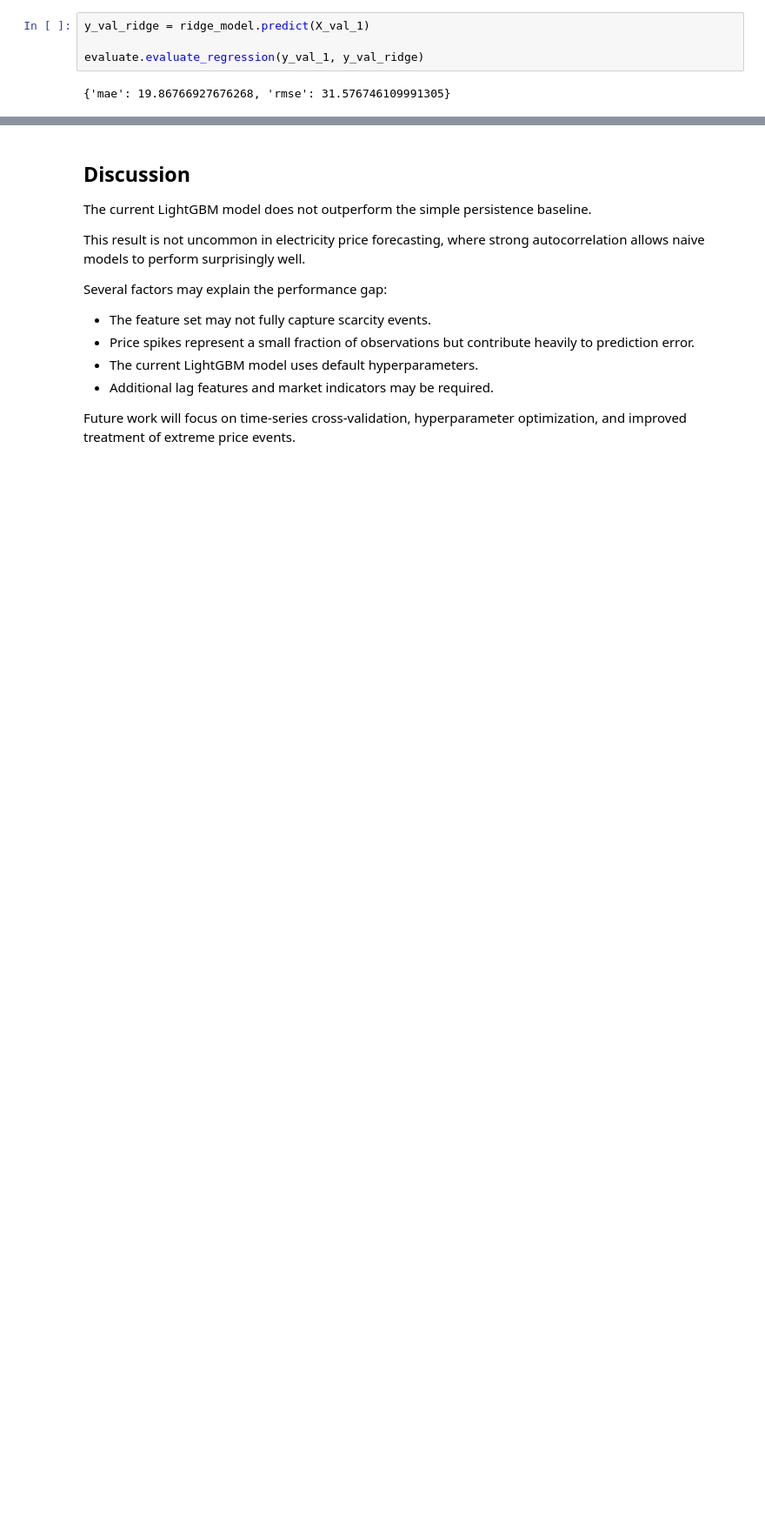
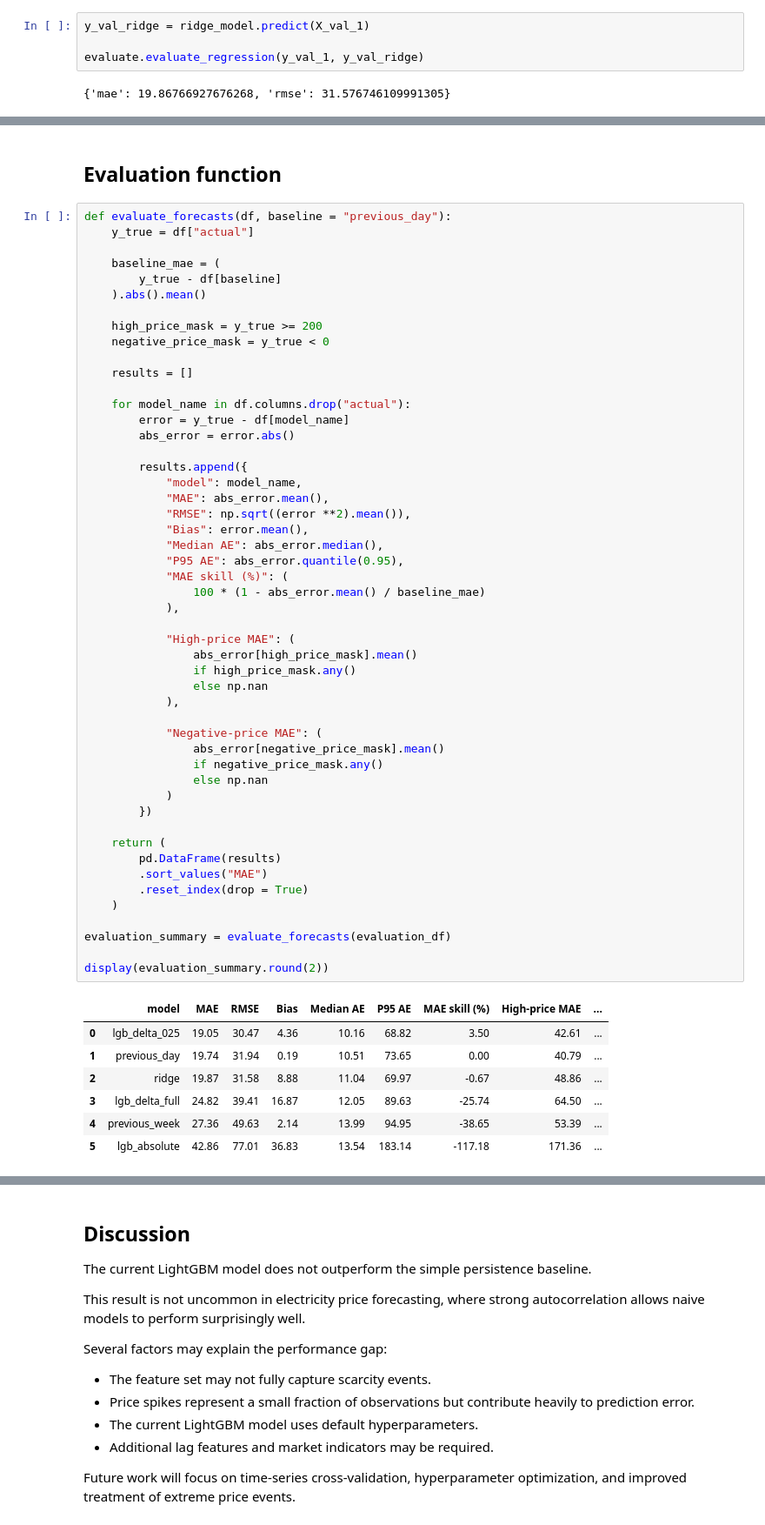
Before and after one commit to LisaBianConti/electricity-price-forecasting, a Jupyter notebook: notebooks/05_modelling.ipynb, the cells around one changed output, grey strips where cells are left out. Shown at 87% size. Drawn from its saved outputs; the diff is of its cells as text; blank space fills up the shorter version.

```diff
--- a/notebooks/05_modelling.ipynb
+++ b/notebooks/05_modelling.ipynb
@@ -744,0 +512,60 @@ Lightgbm feature importance indicates day-ahead price is the most influencial, f
+# %% [markdown]
+## Evaluation function
+# %%
+def evaluate_forecasts(df, baseline = "previous_day"):
+    y_true = df["actual"]
+
+    baseline_mae = (
+        y_true - df[baseline]
+    ).abs().mean()
+
+    high_price_mask = y_true >= 200
+    negative_price_mask = y_true < 0
+
+    results = []
+
+    for model_name in df.columns.drop("actual"):
+        error = y_true - df[model_name]
+        abs_error = error.abs()
+
+        results.append({
+            "model": model_name,
+            "MAE": abs_error.mean(),
+            "RMSE": np.sqrt((error **2).mean()),
+            "Bias": error.mean(),
+            "Median AE": abs_error.median(),
+            "P95 AE": abs_error.quantile(0.95),
+            "MAE skill (%)": (
+                100 * (1 - abs_error.mean() / baseline_mae)
+            ),
+
+            "High-price MAE": (
+                abs_error[high_price_mask].mean()
+                if high_price_mask.any()
+                else np.nan
+            ),
+
+            "Negative-price MAE": (
+                abs_error[negative_price_mask].mean()
+                if negative_price_mask.any()
+                else np.nan
+            )
+        })
+
+    return (
+        pd.DataFrame(results)
+        .sort_values("MAE")
+        .reset_index(drop = True)
+    )
+
+evaluation_summary = evaluate_forecasts(evaluation_df)
+
+display(evaluation_summary.round(2))
+# %% [output]
+|  | model | MAE | RMSE | Bias | Median AE | P95 AE | MAE skill (%) | High-price MAE | ... |
+| 0 | lgb_delta_025 | 19.05 | 30.47 | 4.36 | 10.16 | 68.82 | 3.50 | 42.61 | ... |
+| 1 | previous_day | 19.74 | 31.94 | 0.19 | 10.51 | 73.65 | 0.00 | 40.79 | ... |
+| 2 | ridge | 19.87 | 31.58 | 8.88 | 11.04 | 69.97 | -0.67 | 48.86 | ... |
+| 3 | lgb_delta_full | 24.82 | 39.41 | 16.87 | 12.05 | 89.63 | -25.74 | 64.50 | ... |
+| 4 | previous_week | 27.36 | 49.63 | 2.14 | 13.99 | 94.95 | -38.65 | 53.39 | ... |
+| 5 | lgb_absolute | 42.86 | 77.01 | 36.83 | 13.54 | 183.14 | -117.18 | 171.36 | ... |
```
Also changed, not shown: parts of 58 cells of this notebook.
